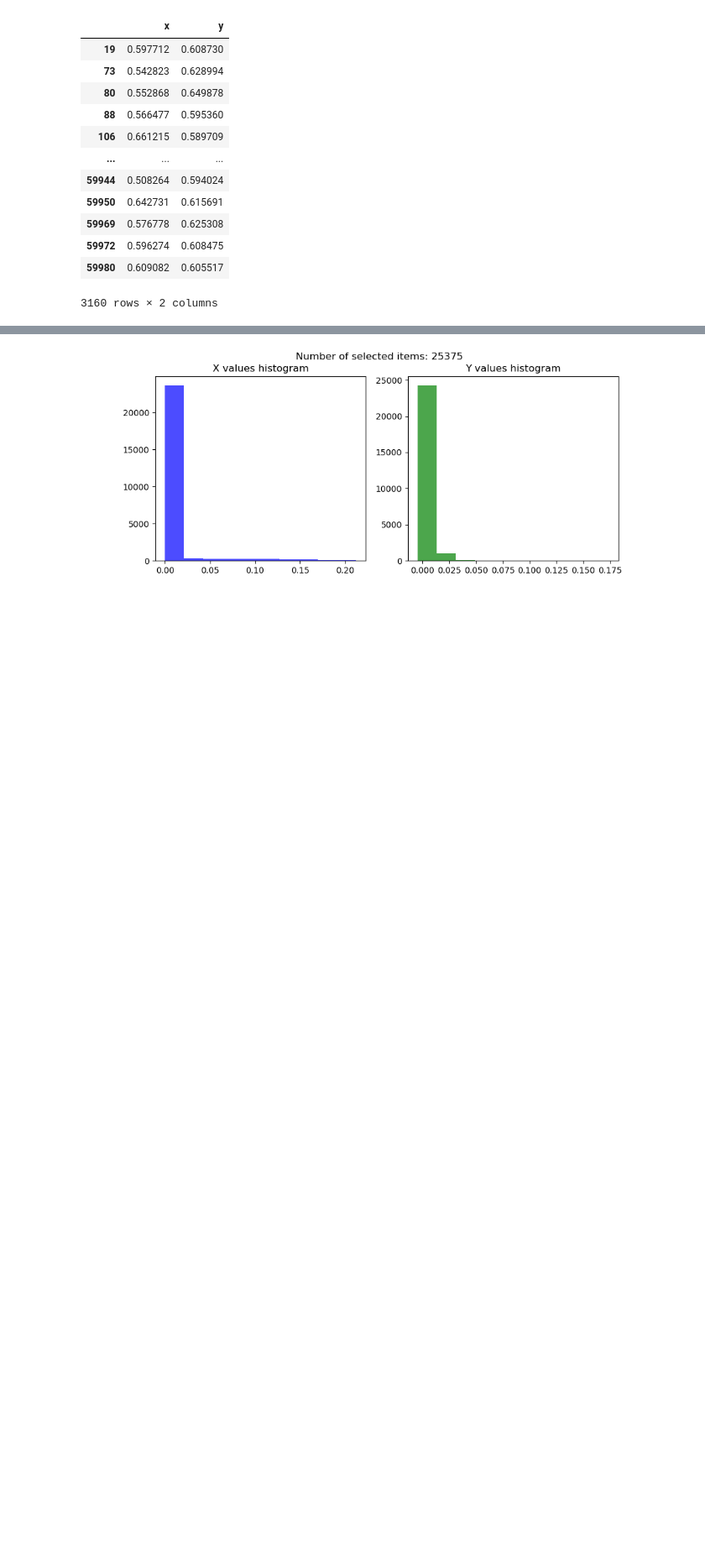
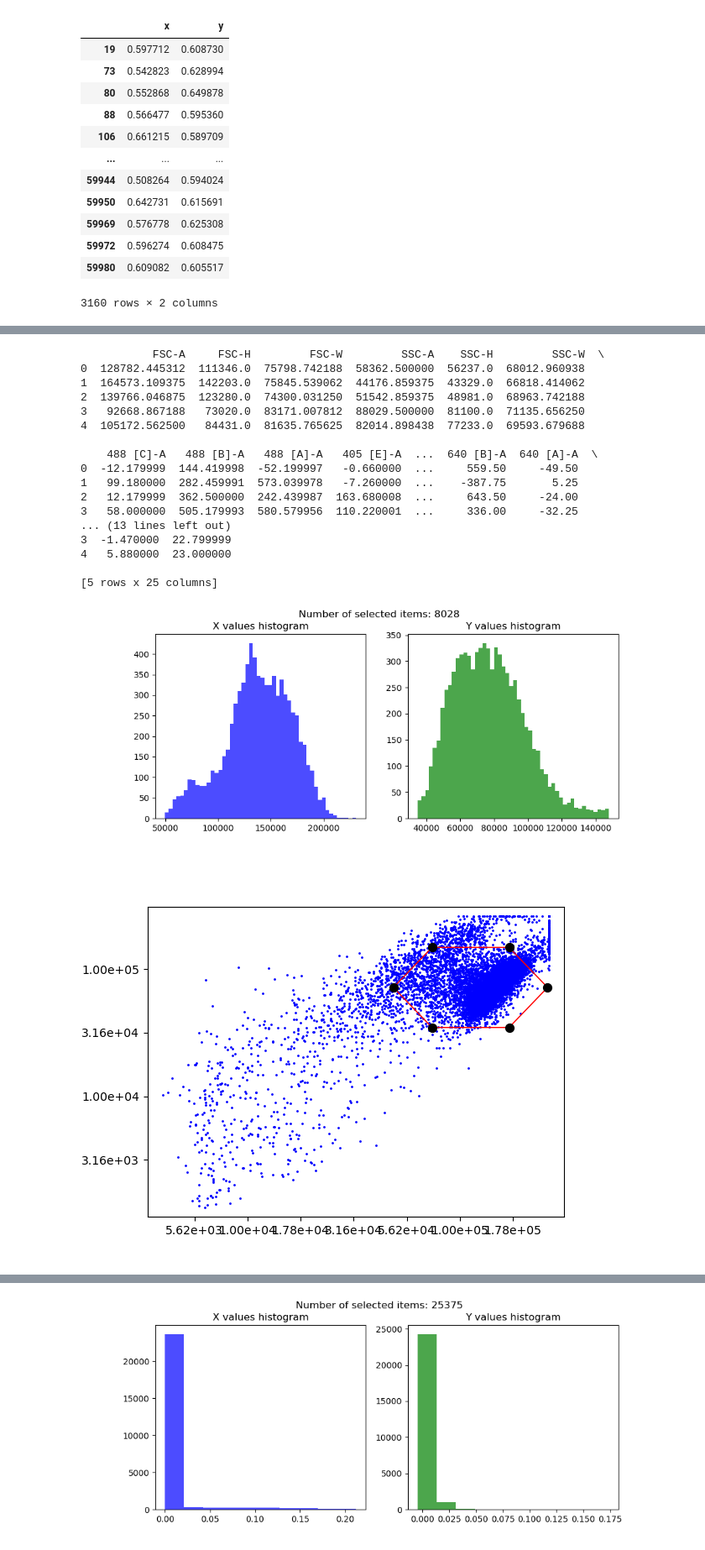
Before and after one commit to chenmzh/Open_flow, a Jupyter notebook: open_flow_main.ipynb, the cells around one changed output, grey strips where cells are left out. Shown: that part at 84% size. Drawn from its saved outputs; the diff is of its cells as text; code cells hidden in the pictures; blank space fills up the shorter version.

Commit message:
Update instance for importing fortessa machine

```diff
--- a/open_flow_main.ipynb
+++ b/open_flow_main.ipynb
@@ -257 +294,49 @@ gate1.apply_gate(df)
+# %%
+# For fortessa flow cytometry data
+
+import FlowCal
+import pandas as pd
+
+# Read the .facs file
+# file_path = r'/Volumes/khammash/MC/cytoflex/Exp_20240417/Exp_20240417_1/data/01-016_high-G1.fcs'
+file_path = r'/Volumes/khammash/Cristian/flow_Fortessa/Experiment_002_CP/20250221 - Panel Test (staining #3)_Tube_001.fcs'
+data = FlowCal.io.FCSData(file_path)
+channels = data.channels
+# Convert to a pandas DataFrame
+# df = pd.DataFrame(data, columns=data.channels)
+# print(df.head())
+df=pd.DataFrame(data.astype(np.float32))
+
+df.columns = data.channels
+print(df.head())
+
+
+
+# Filter the DataFrame
+filtered_df = df[(df['FSC-A'] > 0) & (df['SSC-A'] > 0)]
+
+
+
+# selector = InteractivePolygonSelector(df, 'FSC-A', 'SSC-A', num_edges=5, log_log=True)
+gate1 = InteractivePolygonGating(filtered_df, 'FSC-A', 'SSC-A', num_edges=6, log=True)
+# %% [output]
+           FSC-A     FSC-H         FSC-W         SSC-A    SSC-H         SSC-W  \
+0  128782.445312  111346.0  75798.742188  58362.500000  56237.0  68012.960938
+1  164573.109375  142203.0  75845.539062  44176.859375  43329.0  66818.414062
+2  139766.046875  123280.0  74300.031250  51542.859375  48981.0  68963.742188
+3   92668.867188   73020.0  83171.007812  88029.500000  81100.0  71135.656250
+4  105172.562500   84431.0  81635.765625  82014.898438  77233.0  69593.679688
+
+    488 [C]-A   488 [B]-A   488 [A]-A   405 [E]-A  ...  640 [B]-A  640 [A]-A  \
+0  -12.179999  144.419998  -52.199997   -0.660000  ...     559.50     -49.50
+1   99.180000  282.459991  573.039978   -7.260000  ...    -387.75       5.25
+2   12.179999  362.500000  242.439987  163.680008  ...     643.50     -24.00
+3   58.000000  505.179993  580.579956  110.220001  ...     336.00     -32.25
+... (13 lines left out)
+3  -1.470000  22.799999
+4   5.880000  23.000000
+
+[5 rows x 25 columns]
+[figure, added]
+[figure, added]
 # %%
```
Also changed, not shown: parts of 5 cells of this notebook, 2 other files.
